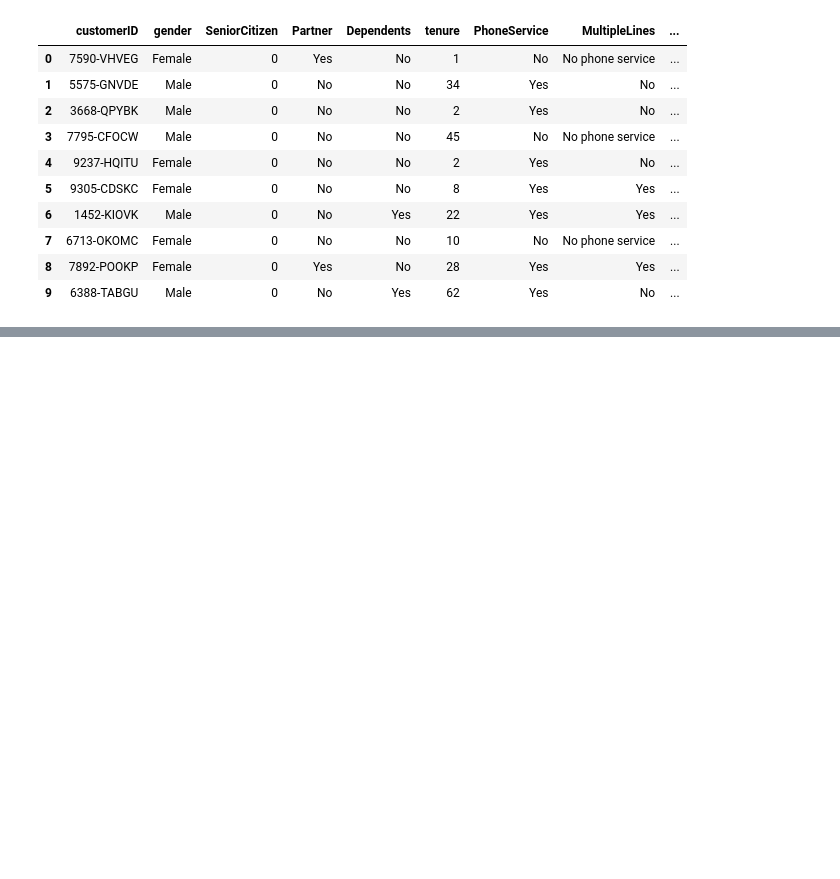
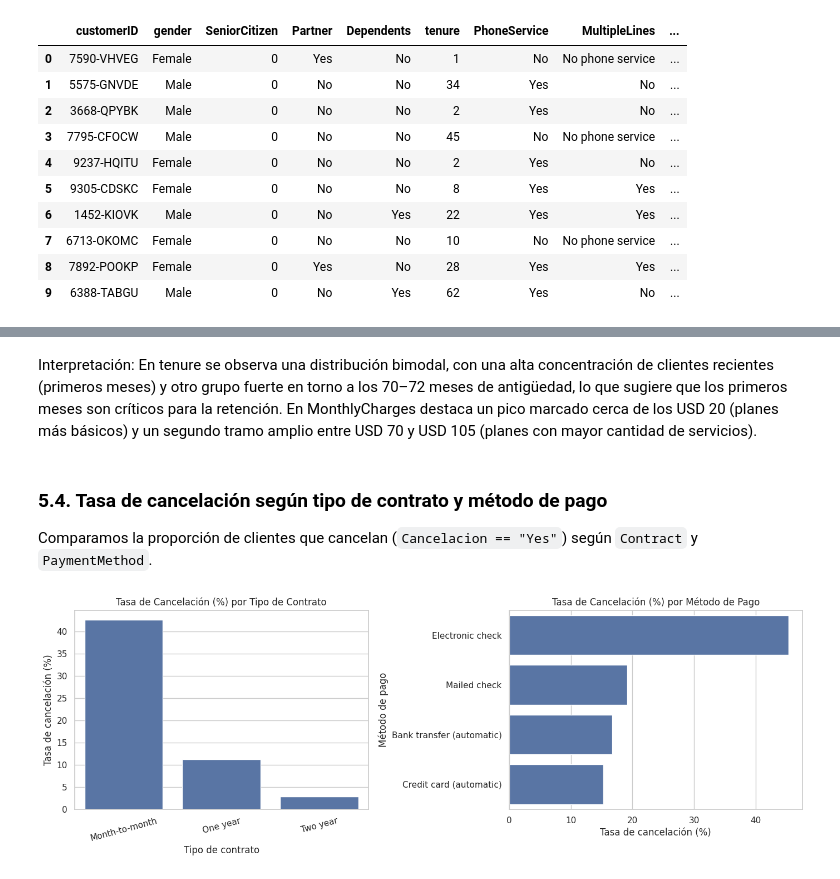
Before and after one commit to Lujan-84/TPI-Analisis-de-Datos, a Jupyter notebook: notebooks/TPI_Analisis_de_Datos.ipynb, the cells around one changed output, grey strips where cells are left out. Saved outputs shown, nothing was run; the diff lists cells and outputs as text; code cells hidden in the pictures; blank space fills up the shorter version.

```diff
--- a/notebooks/TPI_Analisis_de_Datos.ipynb
+++ b/notebooks/TPI_Analisis_de_Datos.ipynb
@@ -156,0 +625,36 @@ Esta estructura formal permite garantizar la consistencia de los datos y facilit
+# %% [markdown]
+Interpretación: En tenure se observa una distribución bimodal, con una alta concentración de clientes recientes (primeros meses) y otro grupo fuerte en torno a los 70–72 meses de antigüedad, lo que sugiere que los primeros meses son críticos para la retención. En MonthlyCharges destaca un pico marcado cerca de los USD 20 (planes más básicos) y un segundo tramo amplio entre USD 70 y USD 105 (planes con mayor cantidad de servicios).
+# %% [markdown]
+### **5.4**. Tasa de cancelación según tipo de contrato y método de pago
+Comparamos la proporción de clientes que cancelan (`Cancelacion == "Yes"`) según `Contract` y `PaymentMethod`.
+# %%
+fig, axes = plt.subplots(1, 2, figsize=(14, 5))
+
+# Tasa de Churn (%) por tipo de contrato
+churn_contrato = (
+    df_analisis.groupby("Contract")["Cancelacion"]
+    .apply(lambda s: (s == "Yes").mean() * 100)
+    .reset_index(name="Tasa_Churn_Pct")
+)
+sns.barplot(data=churn_contrato, x="Contract", y="Tasa_Churn_Pct", ax=axes[0])
+axes[0].set_title("Tasa de Cancelación (%) por Tipo de Contrato")
+axes[0].set_xlabel("Tipo de contrato")
+axes[0].set_ylabel("Tasa de cancelación (%)")
+axes[0].tick_params(axis="x", rotation=15)
+
+# Tasa de Churn (%) por método de pago
+churn_pago = (
+    df_analisis.groupby("PaymentMethod")["Cancelacion"]
+    .apply(lambda s: (s == "Yes").mean() * 100)
+    .sort_values(ascending=False)
+    .reset_index(name="Tasa_Churn_Pct")
+)
+sns.barplot(data=churn_pago, y="PaymentMethod", x="Tasa_Churn_Pct", ax=axes[1])
+axes[1].set_title("Tasa de Cancelación (%) por Método de Pago")
+axes[1].set_xlabel("Tasa de cancelación (%)")
+axes[1].set_ylabel("Método de pago")
+
+plt.tight_layout()
+plt.show()
+# %% [output]
+[figure, added]
```
Also changed, not shown: parts of 66 cells of this notebook.
